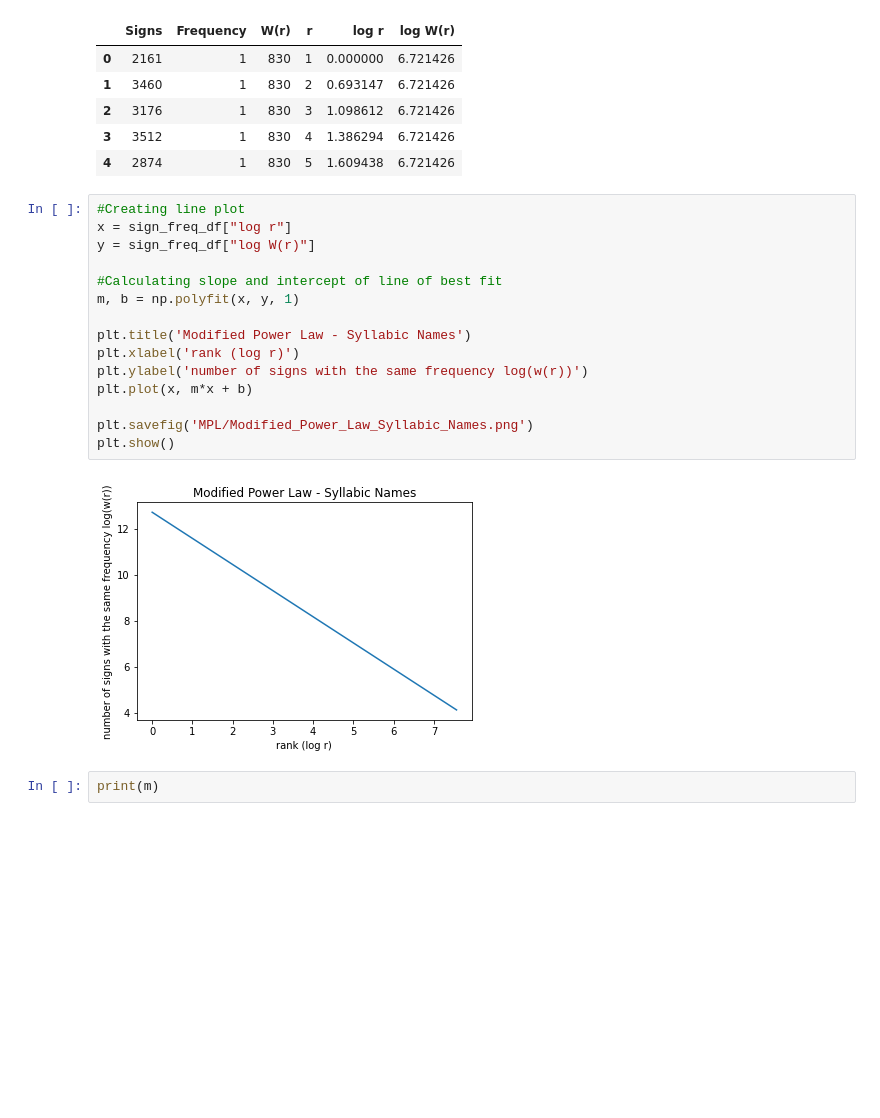
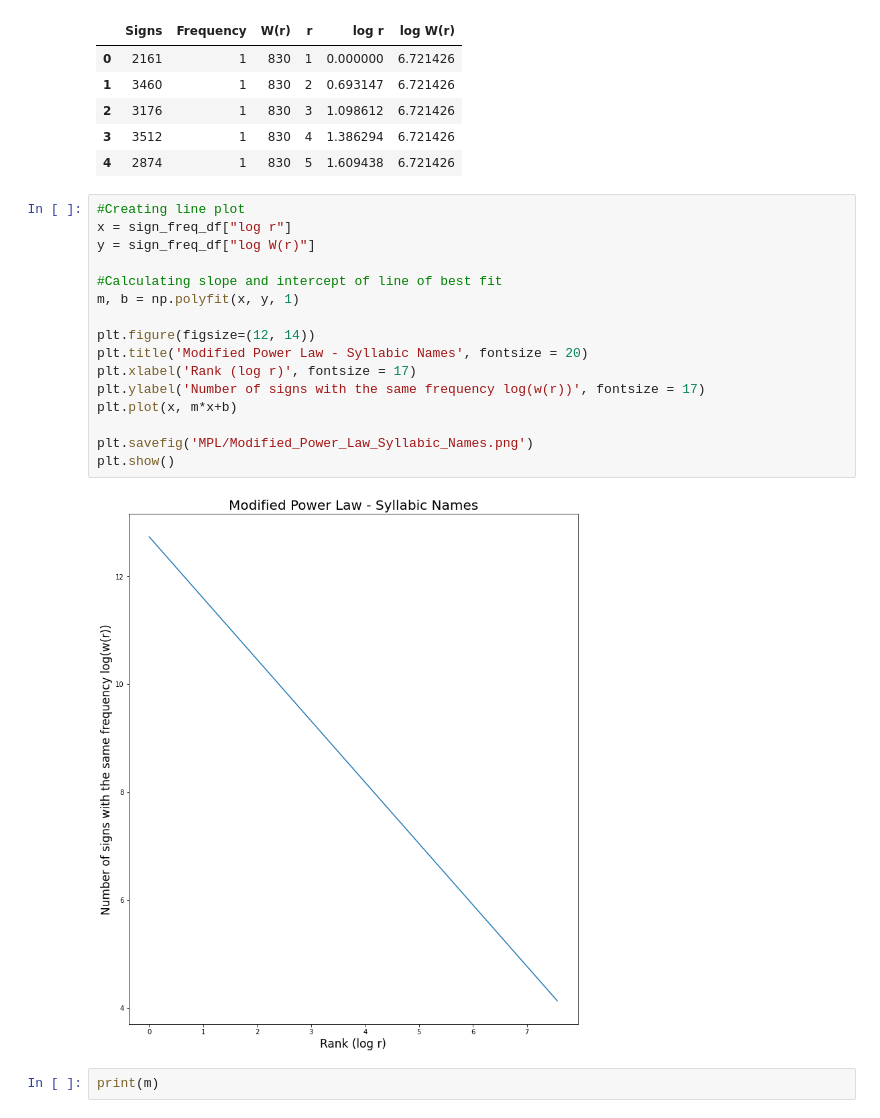
Before and after one commit to Kee2u/Deciphering_the_Indus_Valley_Script, a Jupyter notebook: Statistical_Analysis/Calculating_Modified_Power_Law.ipynb, the cells around one changed output. Cells and saved outputs as stored; diff of their text form; blank space fills up the shorter version.

Commit message:
Adding line chart

```diff
--- a/Statistical_Analysis/Calculating_Modified_Power_Law.ipynb
+++ b/Statistical_Analysis/Calculating_Modified_Power_Law.ipynb
@@ -145,20 +145,21 @@ sign_freq_df.head()
 # %%
 #Creating line plot
 x = sign_freq_df["log r"]
 y = sign_freq_df["log W(r)"]
 
 #Calculating slope and intercept of line of best fit
 m, b = np.polyfit(x, y, 1)
 
-plt.title('Modified Power Law - Syllabic Names')
-plt.xlabel('rank (log r)')
-plt.ylabel('number of signs with the same frequency log(w(r))')
-plt.plot(x, m*x + b)
+plt.figure(figsize=(12, 14))
+plt.title('Modified Power Law - Syllabic Names', fontsize = 20)
+plt.xlabel('Rank (log r)', fontsize = 17)
+plt.ylabel('Number of signs with the same frequency log(w(r))', fontsize = 17)
+plt.plot(x, m*x+b)
 
 plt.savefig('MPL/Modified_Power_Law_Syllabic_Names.png')
 plt.show()
 # %% [output]
-[figure, old version]
+[figure, new version]
 # %%
 print(m)
 # %% [output]
```
Also changed, not shown: 2 other files.
